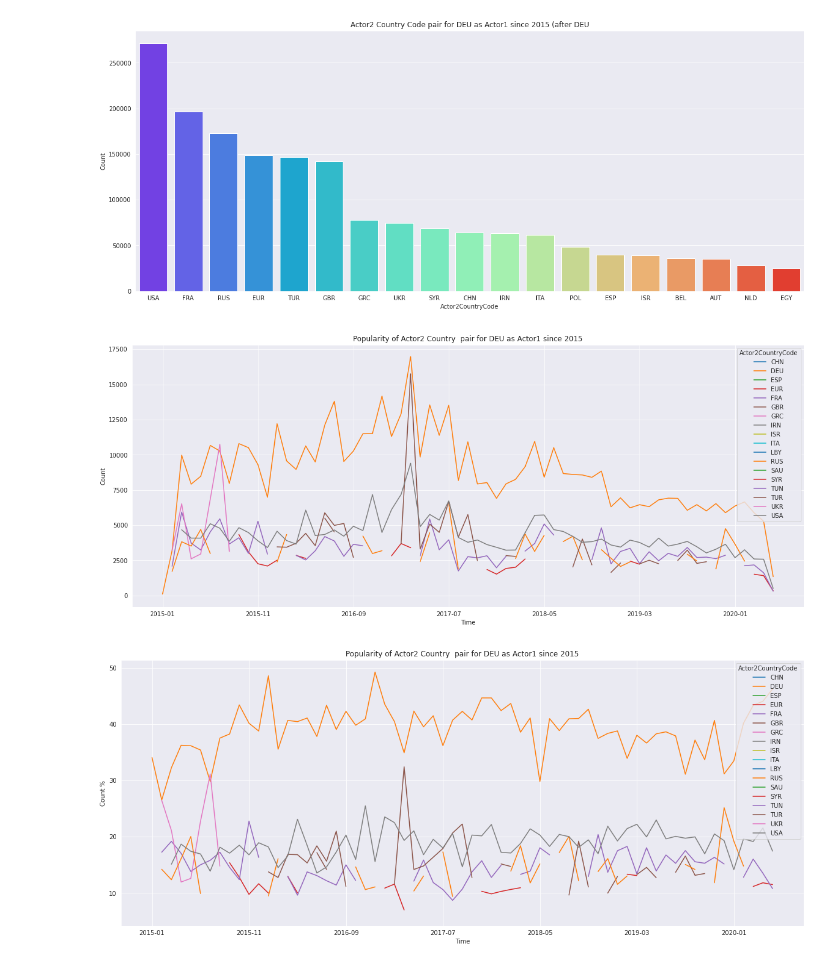
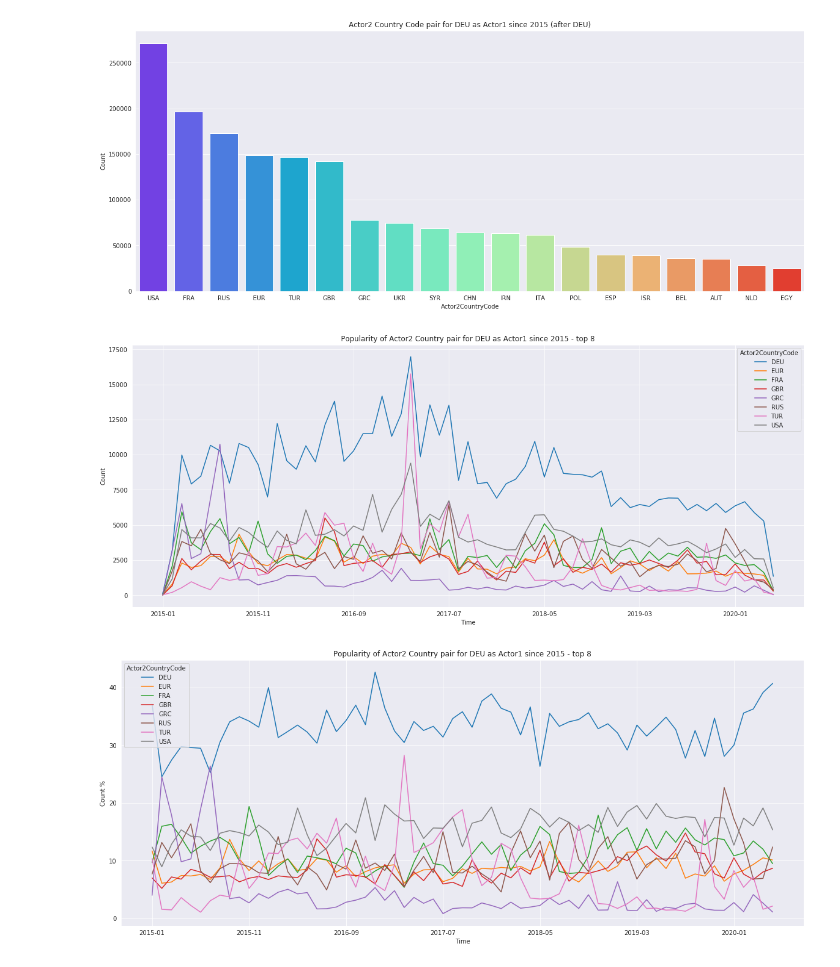
Before and after one commit to mijapa/GDELT, a Jupyter notebook: DEU monthyear ac2 count.ipynb, the cells around one changed output. Saved outputs shown, nothing was run; the diff lists cells and outputs as text; code cells hidden in the pictures.

Commit message:
Prepare and add DEU figures to tex file

```diff
--- a/DEU monthyear ac2 count.ipynb
+++ b/DEU monthyear ac2 count.ipynb
@@ -26,23 +27,24 @@ g.figure.set_size_inches(20,8)
 # %% [output]
 [figure]
 # %%
-s = DEUmonthyearAc2.groupby(["Actor2CountryCode", "Time"], as_index=False).sum().sort_values(by="Count", ascending=False).groupby("MonthYear").head(5)
+ile = 8
+cols = DEUmonthyearAc2.groupby("Actor2CountryCode", as_index=False).sum().sort_values(by="Count", ascending=False).head(ile)['Actor2CountryCode']
+s  = DEUmonthyearAc2.loc[DEUmonthyearAc2["Actor2CountryCode"].isin(cols)]
+
 s = s.groupby(["Time","Actor2CountryCode"]).agg({'Count':'sum'})
 g = s.unstack().plot(y='Count')
 g.set(ylabel='Count')
-g.set_title("Popularity of Actor2 Country  pair for DEU as Actor1 since 2015")
+g.set_title("Popularity of Actor2 Country pair for DEU as Actor1 since 2015 - top {}".format(ile))
 g.figure.set_size_inches(20,8)
 # %% [output]
-[figure, old version]
+[figure, new version]
 # %%
-s = DEUmonthyearAc2.groupby(["Actor2CountryCode", "Time"], as_index=False).sum().sort_values(by="Count", ascending=False).groupby("MonthYear").head(5)
-s = s.groupby(["Time","Actor2CountryCode"]).agg({'Count':'sum'})
-
 s['%']= s.groupby(level=0).apply(lambda x:  100*x / x.sum())
 
 g = s.unstack().plot(y='%')
 g.set(ylabel='Count %')
-g.set_title("Popularity of Actor2 Country  pair for DEU as Actor1 since 2015")
+g.set_title("Popularity of Actor2 Country pair for DEU as Actor1 since 2015 - top {}".format(ile))
 g.figure.set_size_inches(20,8)
+plt.savefig('text/fig/DEU/DEUactor2PairPercinTIME.png', bbox_inches='tight')
 # %% [output]
-[figure, old version]
+[figure, new version]
```
Also changed, not shown: parts of 1 cell of this notebook, 11 other files.
